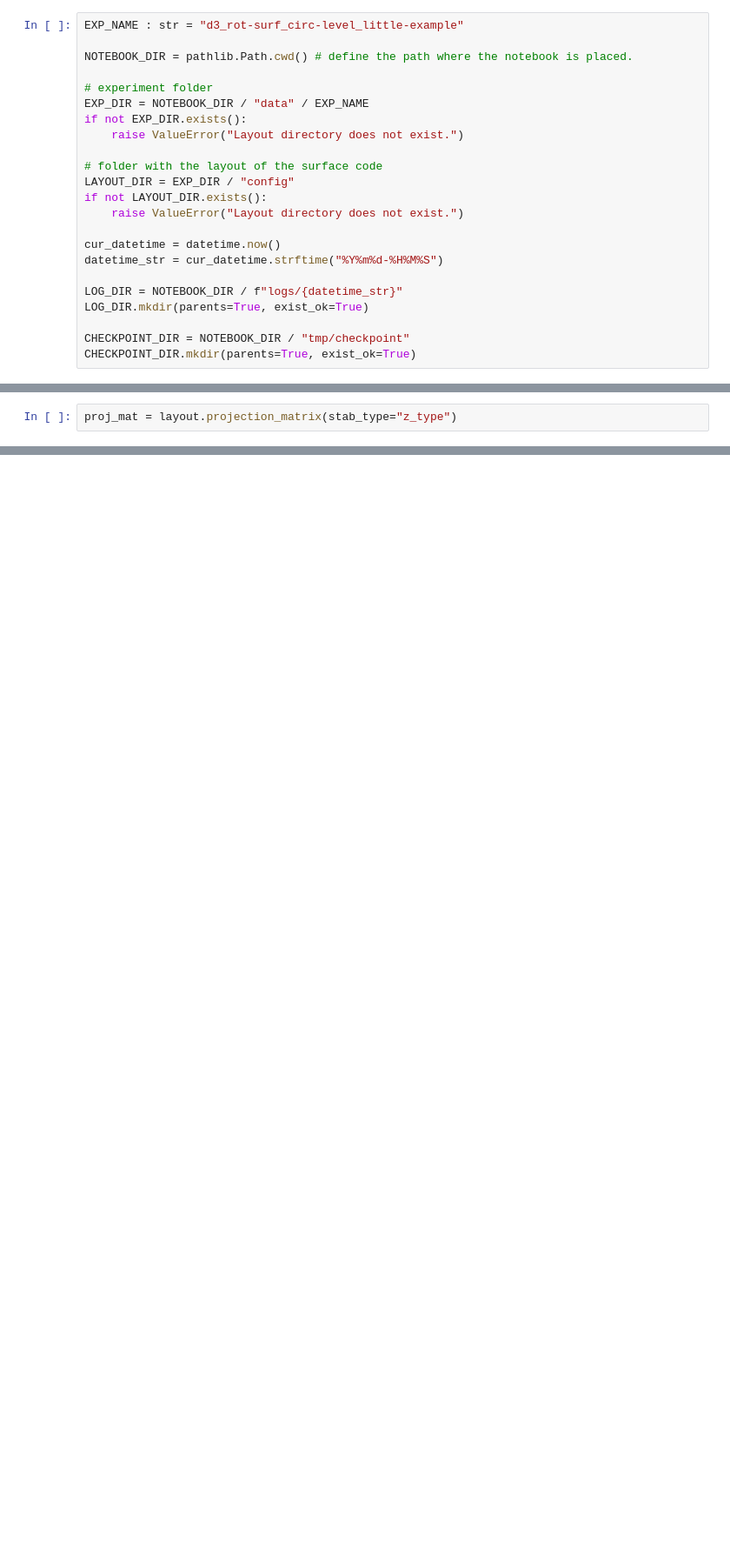
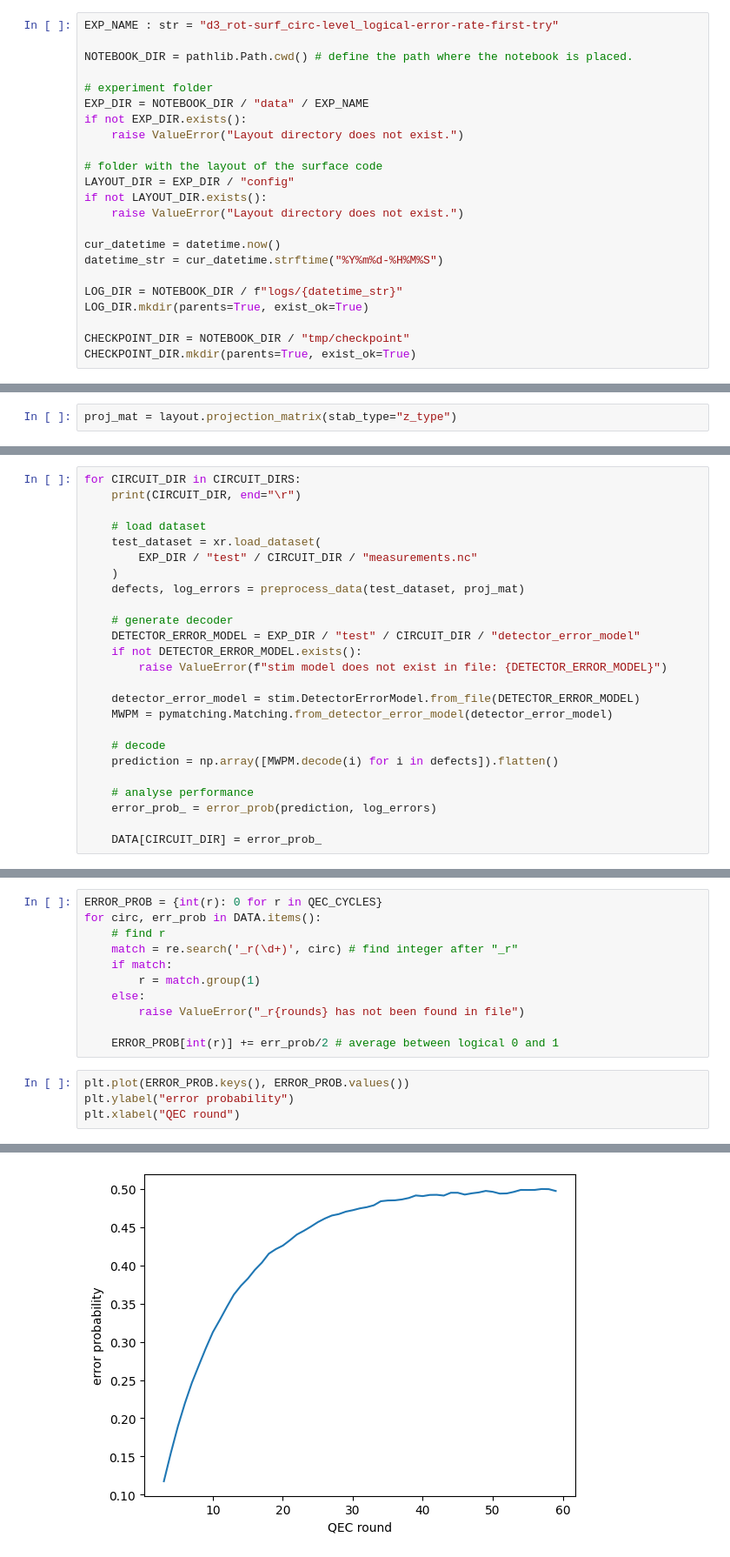
Before and after one commit to BorisVarbanov/qrennd, a Jupyter notebook: notebooks/mwpm_decoder.ipynb, the cells around one changed output, grey strips where cells are left out. Shown at 87% size. Cells and saved outputs as stored; diff of their text form; blank space fills up the shorter version.

Commit message:
Obtain logical error rate per cycle plot

```diff
--- a/notebooks/mwpm_decoder.ipynb
+++ b/notebooks/mwpm_decoder.ipynb
@@ -42,7 +44,7 @@ def preprocess_data(dataset, proj_mat):
 # %% [markdown]
 # Setting up
 # %%
-EXP_NAME : str = "d3_rot-surf_circ-level_little-example"
+EXP_NAME : str = "d3_rot-surf_circ-level_logical-error-rate-first-try"
 
 NOTEBOOK_DIR = pathlib.Path.cwd() # define the path where the notebook is placed.
 
@@ -102,0 +113,25 @@ MWPM = pymatching.Matching.from_detector_error_model(detector_error_model)
+# %%
+for CIRCUIT_DIR in CIRCUIT_DIRS:
+    print(CIRCUIT_DIR, end="\r")
+
+    # load dataset
+    test_dataset = xr.load_dataset(
+        EXP_DIR / "test" / CIRCUIT_DIR / "measurements.nc"
+    )
+    defects, log_errors = preprocess_data(test_dataset, proj_mat)
+
+    # generate decoder
+    DETECTOR_ERROR_MODEL = EXP_DIR / "test" / CIRCUIT_DIR / "detector_error_model"
+    if not DETECTOR_ERROR_MODEL.exists():
+        raise ValueError(f"stim model does not exist in file: {DETECTOR_ERROR_MODEL}")
+
+    detector_error_model = stim.DetectorErrorModel.from_file(DETECTOR_ERROR_MODEL)
+    MWPM = pymatching.Matching.from_detector_error_model(detector_error_model)
+
+    # decode
+    prediction = np.array([MWPM.decode(i) for i in defects]).flatten()
+
+    # analyse performance
+    error_prob_ = error_prob(prediction, log_errors)
+
+    DATA[CIRCUIT_DIR] = error_prob_
@@ -110,0 +142,16 @@ np.sum(log_errors == prediction) / len(prediction)
+# %%
+ERROR_PROB = {int(r): 0 for r in QEC_CYCLES}
+for circ, err_prob in DATA.items():
+    # find r
+    match = re.search('_r(\d+)', circ) # find integer after "_r"
+    if match:
+        r = match.group(1)
+    else:
+        raise ValueError("_r{rounds} has not been found in file")
+
+    ERROR_PROB[int(r)] += err_prob/2 # average between logical 0 and 1
+# %%
+plt.plot(ERROR_PROB.keys(), ERROR_PROB.values())
+plt.ylabel("error probability")
+plt.xlabel("QEC round")
+# %% [output]
@@ -110,0 +159 @@ np.sum(log_errors == prediction) / len(prediction)
+[figure, added]
```
Also changed, not shown: parts of 13 cells of this notebook.
